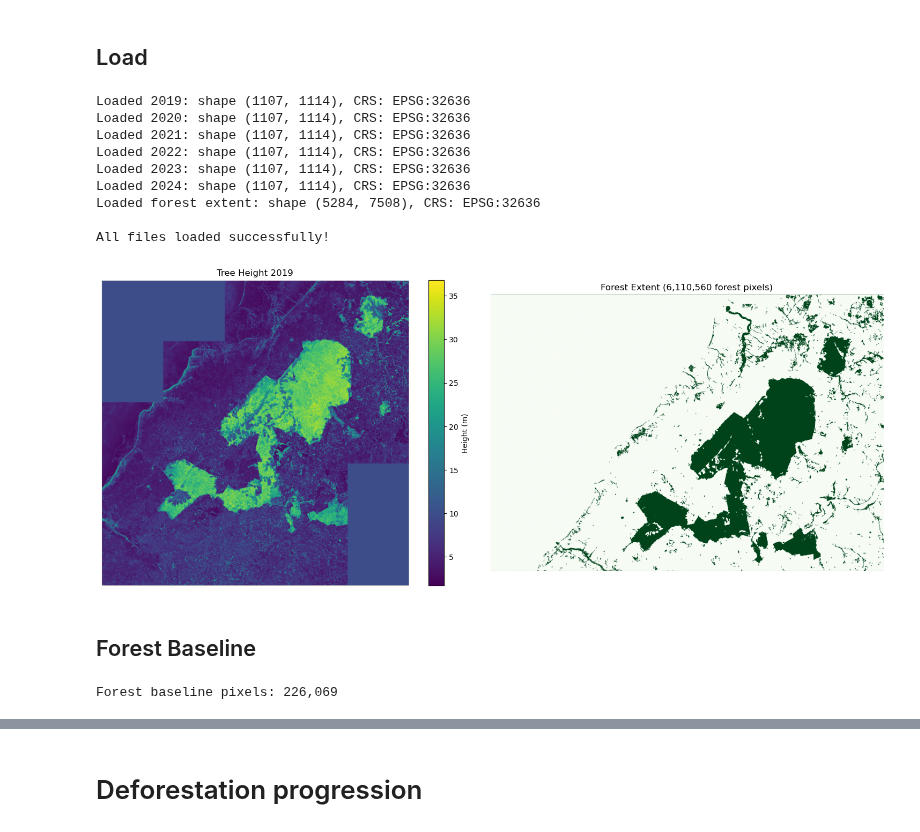
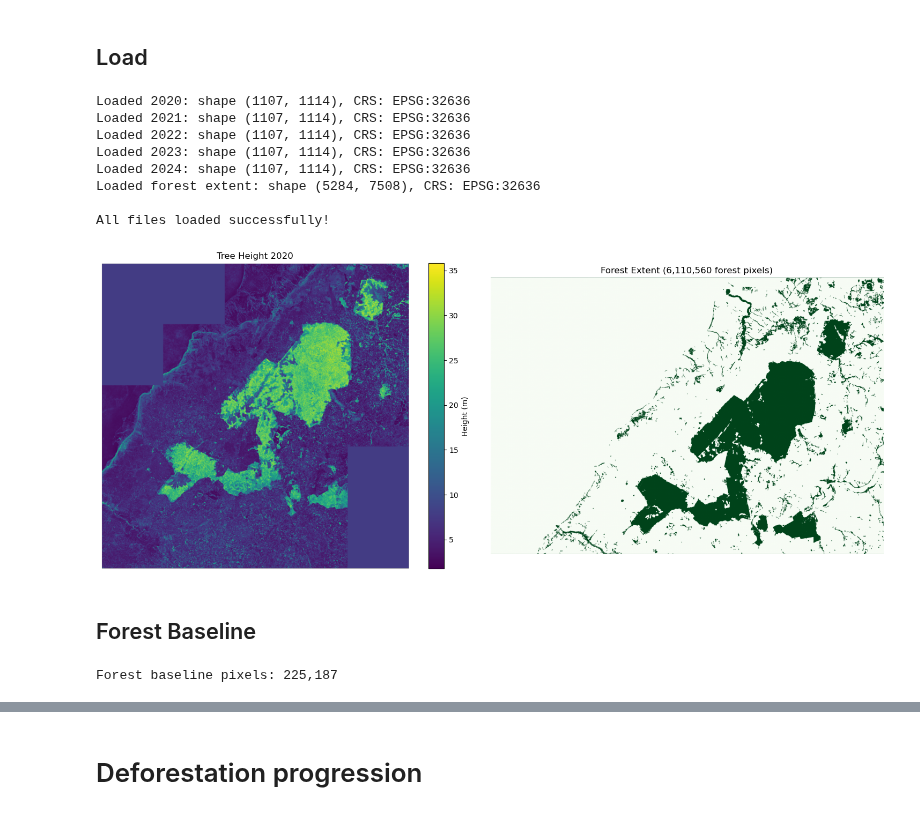
Before and after one commit to Assimila/LEON-P6, a Jupyter notebook: 3_validation.ipynb, the cells around one changed output, grey strips where cells are left out. Saved outputs shown, nothing was run; the diff lists cells and outputs as text; code cells hidden in the pictures.

```diff
--- a/3_validation.ipynb
+++ b/3_validation.ipynb
@@ -12,12 +12,12 @@ import numpy as np
 
 # Tree height files
 treeheight_dir = Path.home() / "data/LEON_P6_forest-agri-change/treeheight_predict"
-years = [2019, 2020, 2021, 2022, 2023, 2024]
+years = [2020, 2021, 2022, 2023, 2024]
 
 treeheight_data = {}
 for year in years:
-    filepath = treeheight_dir / f"bugoma_treeheight_{year}_v10_cog.tif"
-    with rasterio.open(filepath) as src:
+    treeheight_filepath = treeheight_dir / f"bugoma_treeheight_{year}_v10_cog.tif"
+    with rasterio.open(treeheight_filepath) as src:
         treeheight_data[year] = src.read(1)  # Read first band
         print(f"Loaded {year}: shape {treeheight_data[year].shape}, CRS: {src.crs}")
 
@@ -29,7 +29,6 @@ with rasterio.open(forest_extent_path) as src:
 
 print("\nAll files loaded successfully!")
 # %% [output]
-Loaded 2019: shape (1107, 1114), CRS: EPSG:32636
 Loaded 2020: shape (1107, 1114), CRS: EPSG:32636
 Loaded 2021: shape (1107, 1114), CRS: EPSG:32636
 Loaded 2022: shape (1107, 1114), CRS: EPSG:32636
@@ -41,31 +40,31 @@ All files loaded successfully!
 # %%
 fig, (ax1, ax2) = plt.subplots(1, 2, figsize=(15, 6))
 
 # Tree height
-im1 = ax1.imshow(treeheight_data[2019], cmap='viridis')
-ax1.set_title('Tree Height 2019')
+im1 = ax1.imshow(treeheight_data[2020], cmap='viridis')
+ax1.set_title('Tree Height 2020')
 ax1.axis('off')
 plt.colorbar(im1, ax=ax1, label='Height (m)')
 
 # Forest extent binary
 forest_binary = forest_extent > 0
 im2 = ax2.imshow(forest_binary, cmap='Greens')
 ax2.set_title(f'Forest Extent ({forest_binary.sum():,} forest pixels)')
 ax2.axis('off')
 
 plt.tight_layout()
 plt.show()
 # %% [output]
-[figure, old version]
+[figure, new version]
 # %% [markdown]
 ## Forest Baseline
 # %%
 from rasterio.warp import reproject, Resampling
 
 # Resample forest extent to match tree height grid
-with rasterio.open(treeheight_path) as src_th:
+with rasterio.open(treeheight_filepath) as src_th:
     with rasterio.open(forest_extent_path) as src_fe:
-        forest_extent_resampled = np.empty(treeheight_data[2019].shape, dtype=src_fe.dtypes[0])
+        forest_extent_resampled = np.empty(treeheight_data[2020].shape, dtype=src_fe.dtypes[0])
 
         reproject(
             source=rasterio.band(src_fe, 1),
@@ -78,11 +77,11 @@ with rasterio.open(treeheight_path) as src_th:
         )
 
 # Create baseline
-forest_baseline = (forest_extent_resampled > 0) & (treeheight_data[2019] > 4)
+forest_baseline = (forest_extent_resampled > 0) & (treeheight_data[2020] > 5)
 
 print(f"Forest baseline pixels: {np.sum(forest_baseline):,}")
 # %% [output]
-Forest baseline pixels: 226,069
+Forest baseline pixels: 225,187
 # %%
 plt.imshow(forest_baseline, cmap='Greens')
 # %% [output]
```
Also changed, not shown: parts of 4 cells of this notebook, 4 other files.
